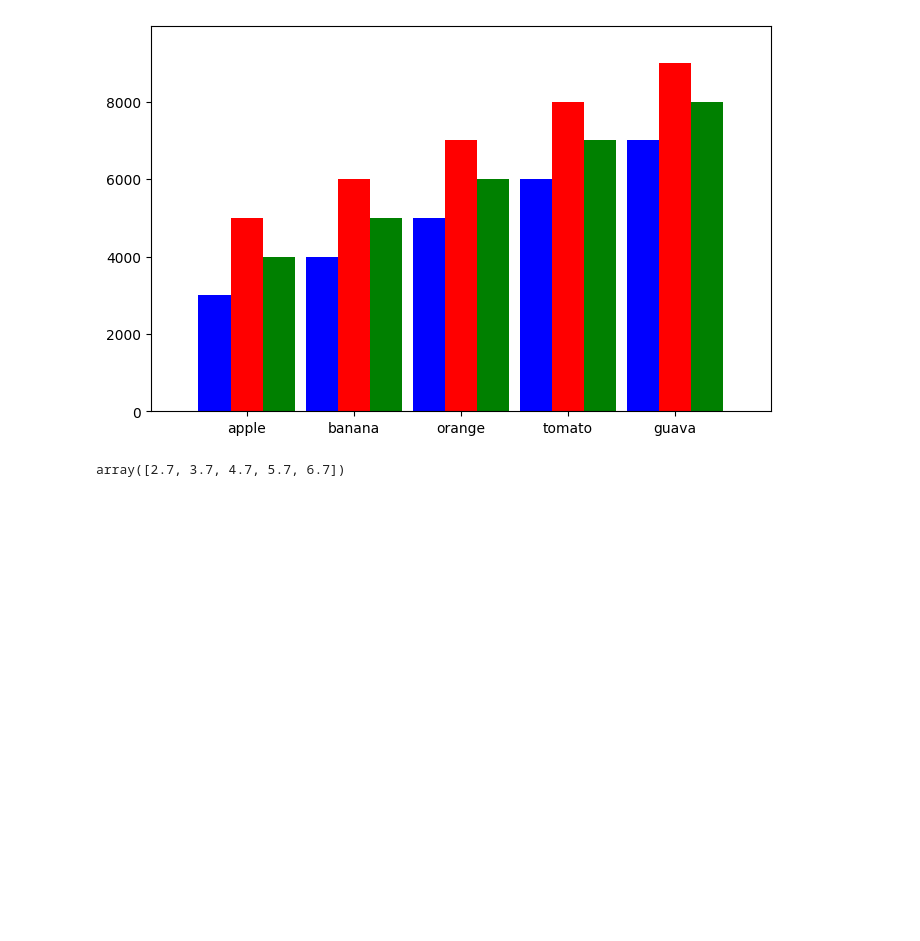
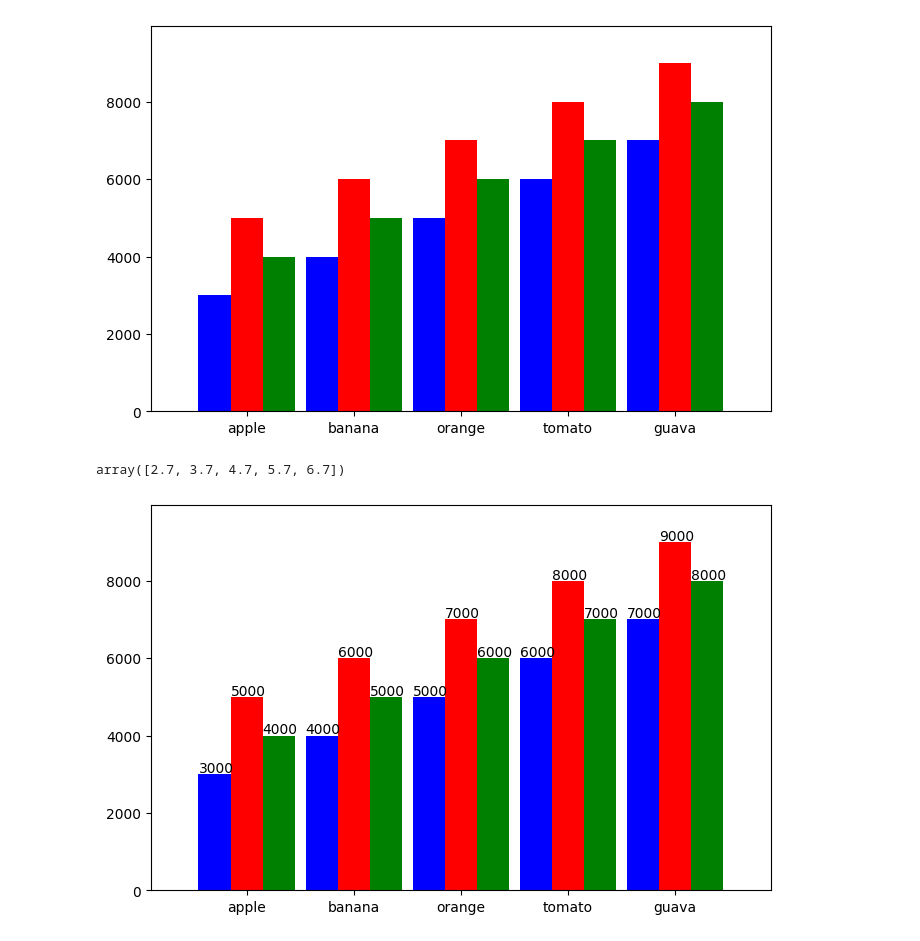
Before and after one commit to ChiaChien-Huang/0823_1_3, a Jupyter notebook: lesson15_1.ipynb, the cells around one changed output. Drawn from its saved outputs; the diff is of its cells as text; code cells hidden in the pictures; blank space fills up the shorter version.

```diff
--- a/lesson15_1.ipynb
+++ b/lesson15_1.ipynb
@@ -29,3 +29,41 @@ index_array=np.array(index)
 index_array-0.3
 # %% [output]
 array([2.7, 3.7, 4.7, 5.7, 6.7])
+# %%
+import matplotlib.pyplot as plt
+import numpy as np
+
+index=np.array([3,4,5,6,7])
+
+subject=['apple','banana','orange','tomato','guava']
+value1= [5000,6000,7000,8000,9000]
+value2= [3000,4000,5000,6000,7000]
+value3= [4000,5000,6000,7000,8000]
+
+figure= plt.figure(figsize=(8,5))
+axes=figure.add_subplot(1,1,1)
+bin_width=0.3
+barContainer1= axes.bar(index,value1,color='red',width=bin_width)
+barContainer2= axes.bar(index-0.3,value2,color='blue',width=bin_width)
+barContainer3= axes.bar(index+0.3,value3,color='green',width=bin_width)
+axes.set_xticks(index,labels=subject)
+xmin, xmax, ymin, ymax =axes.axis()
+axes.axis([xmin-0.2, xmax+0.2, ymin, ymax+500])
+for rec in barContainer1.patches:
+    #print(rec)
+    #print(rec.xy[0])
+    height =(rec.get_height())
+    axes.annotate(str(height),xy=(rec.xy[0],height+50))
+for rec in barContainer2.patches:
+    #print(rec)
+    #print(rec.xy[0])
+    height =(rec.get_height())
+    axes.annotate(str(height),xy=(rec.xy[0],height+50))
+for rec in barContainer3.patches:
+    #print(rec)
+    #print(rec.xy[0])
+    height =(rec.get_height())
+    axes.annotate(str(height),xy=(rec.xy[0],height+50))
+plt.show()
+# %% [output]
+[figure, added]
```
